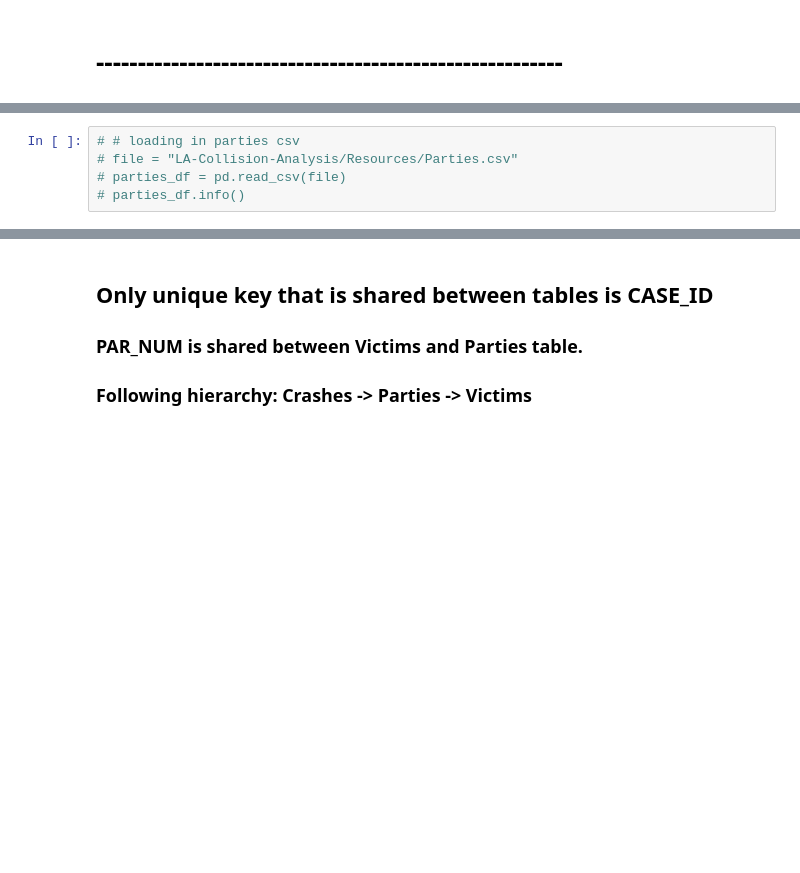
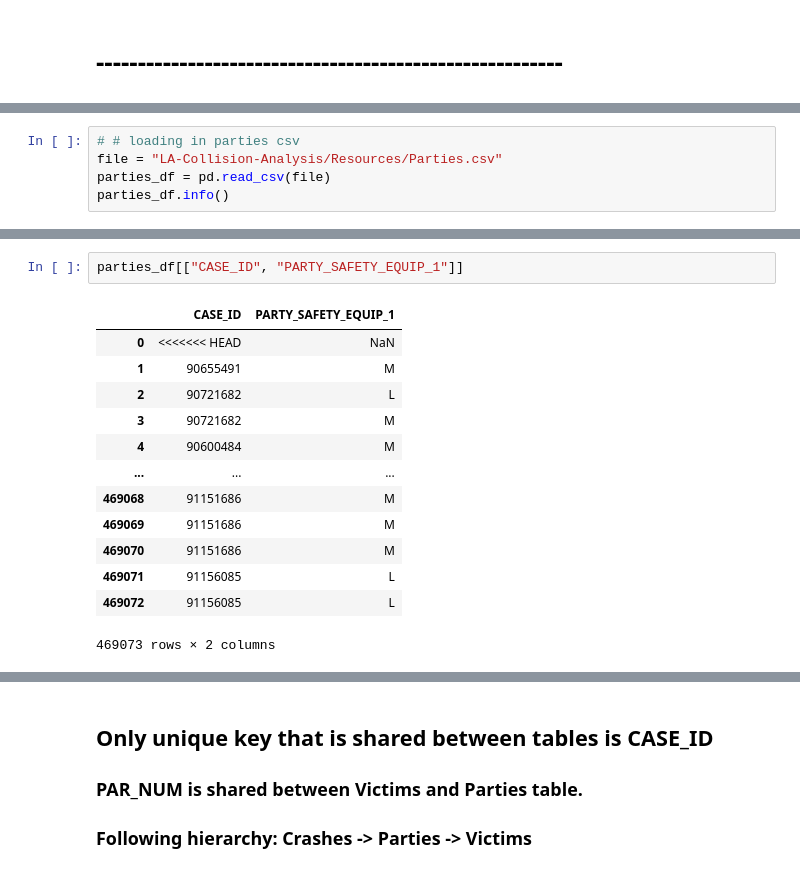
Before and after one commit to wattsr1/LA-Collision-Analysis, a Jupyter notebook: Clean_Crash_Data.ipynb, the cells around one changed output, grey strips where cells are left out. Drawn from its saved outputs; the diff is of its cells as text; blank space fills up the shorter version.

```diff
--- a/Clean_Crash_Data.ipynb
+++ b/Clean_Crash_Data.ipynb
@@ -373,5 +427,5 @@ crashes_df_cleaned.to_csv("Resources/crash_cleaned.csv", index=False)
 # %%
 # # loading in parties csv
-# file = "LA-Collision-Analysis/Resources/Parties.csv"
-# parties_df = pd.read_csv(file)
-# parties_df.info()
+file = "LA-Collision-Analysis/Resources/Parties.csv"
+parties_df = pd.read_csv(file)
+parties_df.info()
@@ -377,0 +521,16 @@ crashes_df_cleaned.to_csv("Resources/crash_cleaned.csv", index=False)
+# %%
+parties_df[["CASE_ID", "PARTY_SAFETY_EQUIP_1"]]
+# %% [output]
+|  | CASE_ID | PARTY_SAFETY_EQUIP_1 |
+| 0 | <<<<<<< HEAD | NaN |
+| 1 | 90655491 | M |
+| 2 | 90721682 | L |
+| 3 | 90721682 | M |
+| 4 | 90600484 | M |
+| ... | ... | ... |
+| 469068 | 91151686 | M |
+| 469069 | 91151686 | M |
+| 469070 | 91151686 | M |
+| 469071 | 91156085 | L |
+| 469072 | 91156085 | L |
+469073 rows × 2 columns
```
Also changed, not shown: parts of 51 cells of this notebook, 1 other file.
